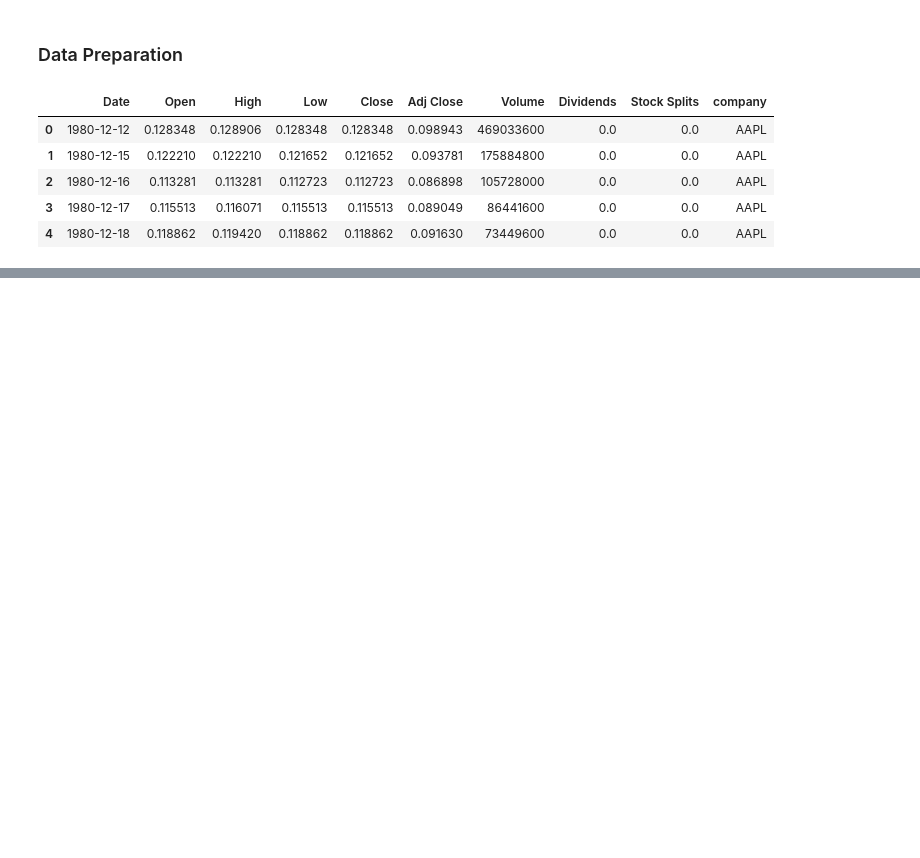
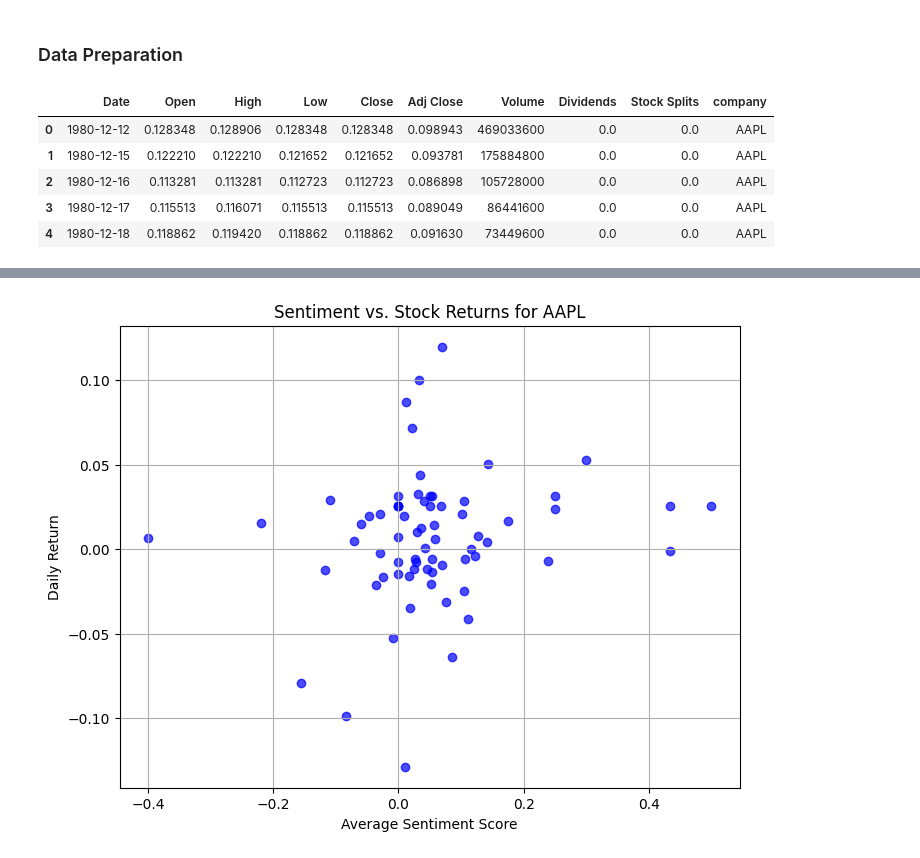
Before and after one commit to alazartefera/News-Sentiment-Stock-Production, a Jupyter notebook: notebooks/correlation_analysis.ipynb, the cells around one changed output, grey strips where cells are left out. Saved outputs shown, nothing was run; the diff lists cells and outputs as text; code cells hidden in the pictures; blank space fills up the shorter version.

```diff
--- a/notebooks/correlation_analysis.ipynb
+++ b/notebooks/correlation_analysis.ipynb
@@ -52,0 +186,15 @@ KeyError: 'date'
+# %%
+# relevant_news_df.rename(columns={'stock': 'company'}, inplace=True)
+# daily_sentiment.rename(columns={'stock': 'company'}, inplace=True)
+# daily_sentiment['date'] = pd.to_datetime(daily_sentiment['date'])
+
+# # Merge the filtered stock data with daily sentiment scores
+merged_data = pd.merge(
+    filtered_stock_data,
+    daily_sentiment,
+    on=['date', 'company'],
+    how='inner'
+)
+
+# Preview the merged dataset
+print(merged_data.head())
@@ -52,0 +303,14 @@ KeyError: 'date'
+# %%
+# Merge data for the specific company
+company_merged = merged_data[merged_data['company'] == company]
+
+# Scatter plot of sentiment vs. daily return
+plt.figure(figsize=(8, 6))
+plt.scatter(company_merged['avg_sentiment_score'], company_merged['daily_return'], alpha=0.7, color='blue')
+plt.title(f'Sentiment vs. Stock Returns for {company}')
+plt.xlabel('Average Sentiment Score')
+plt.ylabel('Daily Return')
+plt.grid(True)
+plt.show()
+# %% [output]
+[figure, added]
```
Also changed, not shown: parts of 26 cells of this notebook.
